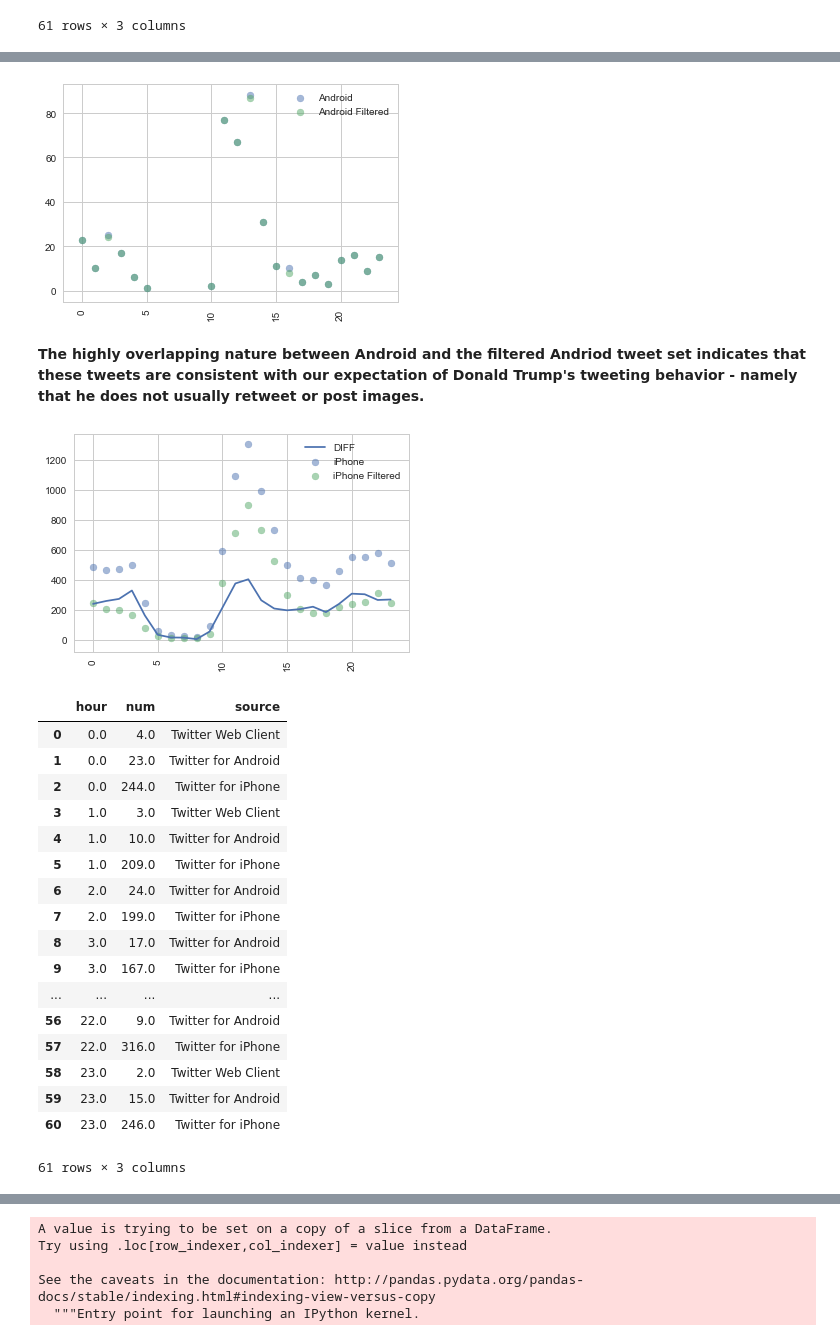
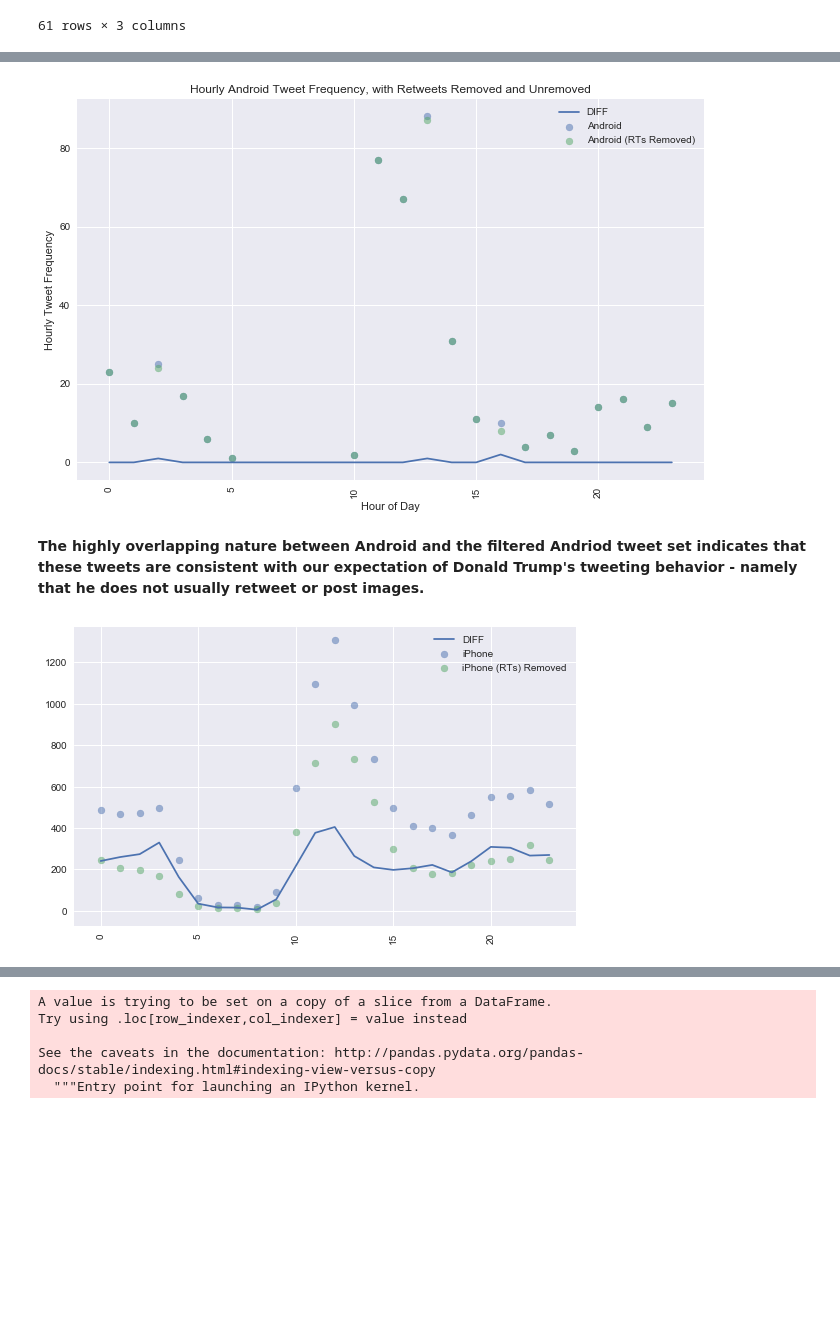
Before and after one commit to ddemarco96/FinalProject40, a Jupyter notebook: Trump_Word_Frequency_Analysis_Roger.ipynb, the cells around one changed output, grey strips where cells are left out. Saved outputs shown, nothing was run; the diff lists cells and outputs as text; code cells hidden in the pictures; blank space fills up the shorter version.

```diff
--- a/Trump_Word_Frequency_Analysis_Roger.ipynb
+++ b/Trump_Word_Frequency_Analysis_Roger.ipynb
@@ -23,12 +23,15 @@ import datetime
 
 import seaborn as sns
 sns.set(style='whitegrid')
+# plt.rcParams.update({'font.size': 22})
+
+plt.style.use('seaborn')
 pd.set_option('display.width', 1500)
 pd.set_option('display.max_columns', 100)
 # %% [markdown]
 ### Viewing the Data
 # %%
-trump_tweets = pd.read_csv("data/tweets_scraped_11_07_2019.csv")
+trump_tweets = pd.read_csv("data/tweets_scraped_11_07_2019.csv", index_col='id_str')
 print(len(trump_tweets))
 # %% [output]
 12323
@@ -410,21 +437,33 @@ plt.show()
 # %%
+plt.figure(figsize=(10,7))
+
 plt.scatter(tcleaned_df[tcleaned_df['source'] == 'Twitter for Android']['hour'],
          tcleaned_df[tcleaned_df['source'] == 'Twitter for Android']['num'], alpha = 0.5, label = 'Android')
 plt.scatter(unref_df_cl[unref_df_cl['source'] == 'Twitter for Android']['hour'],
-         unref_df_cl[unref_df_cl['source'] == 'Twitter for Android']['num'], alpha = 0.5, label = 'Android Filtered')
+         unref_df_cl[unref_df_cl['source'] == 'Twitter for Android']['num'], alpha = 0.5, label = 'Android (RTs Removed)')
 plt.xticks(rotation = 'vertical')
+
+plt.plot(tcleaned_df[tcleaned_df['source'] == 'Twitter for Android']['hour'],
+        (np.array(tcleaned_df[tcleaned_df['source'] == 'Twitter for Android']['num']) -
+         np.array(unref_df_cl[unref_df_cl['source'] == 'Twitter for Android']['num'])),
+        label = "DIFF")
+
+plt.title("Hourly Android Tweet Frequency, with Retweets Removed and Unremoved")
+plt.xlabel("Hour of Day")
+plt.ylabel("Hourly Tweet Frequency")
+
 
 plt.legend()
 plt.show()
 # %% [output]
-[figure, old version]
+[figure, new version]
 # %% [markdown]
 **The highly overlapping nature between Android and the filtered Andriod tweet set indicates that these tweets are consistent with our expectation of Donald Trump's tweeting behavior - namely that he does not usually retweet or post images.**
 # %%
 plt.scatter(tcleaned_df[tcleaned_df['source'] == 'Twitter for iPhone']['hour'],
          tcleaned_df[tcleaned_df['source'] == 'Twitter for iPhone']['num'], alpha = 0.5, label = 'iPhone')
 plt.scatter(unref_df_cl[unref_df_cl['source'] == 'Twitter for iPhone']['hour'],
-         unref_df_cl[unref_df_cl['source'] == 'Twitter for iPhone']['num'], alpha = 0.5, label = 'iPhone Filtered')
+         unref_df_cl[unref_df_cl['source'] == 'Twitter for iPhone']['num'], alpha = 0.5, label = 'iPhone (RTs) Removed')
 
 plt.plot(tcleaned_df[tcleaned_df['source'] == 'Twitter for iPhone']['hour'],
         (np.array(tcleaned_df[tcleaned_df['source'] == 'Twitter for iPhone']['num']) -
@@ -436,25 +475,4 @@ plt.xticks(rotation = 'vertical')
 plt.legend()
 plt.show()
 # %% [output]
-[figure, old version]
+[figure, new version]
-# %%
-unref_df_cl
-# %% [output]
-|  | hour | num | source |
-| 0 | 0.0 | 4.0 | Twitter Web Client |
-| 1 | 0.0 | 23.0 | Twitter for Android |
-| 2 | 0.0 | 244.0 | Twitter for iPhone |
-| 3 | 1.0 | 3.0 | Twitter Web Client |
-| 4 | 1.0 | 10.0 | Twitter for Android |
-| 5 | 1.0 | 209.0 | Twitter for iPhone |
-| 6 | 2.0 | 24.0 | Twitter for Android |
-| 7 | 2.0 | 199.0 | Twitter for iPhone |
-| 8 | 3.0 | 17.0 | Twitter for Android |
-| 9 | 3.0 | 167.0 | Twitter for iPhone |
-| ... | ... | ... | ... |
-| 56 | 22.0 | 9.0 | Twitter for Android |
-| 57 | 22.0 | 316.0 | Twitter for iPhone |
-| 58 | 23.0 | 2.0 | Twitter Web Client |
-| 59 | 23.0 | 15.0 | Twitter for Android |
-| 60 | 23.0 | 246.0 | Twitter for iPhone |
-61 rows × 3 columns
```
Also changed, not shown: parts of 28 cells of this notebook.
